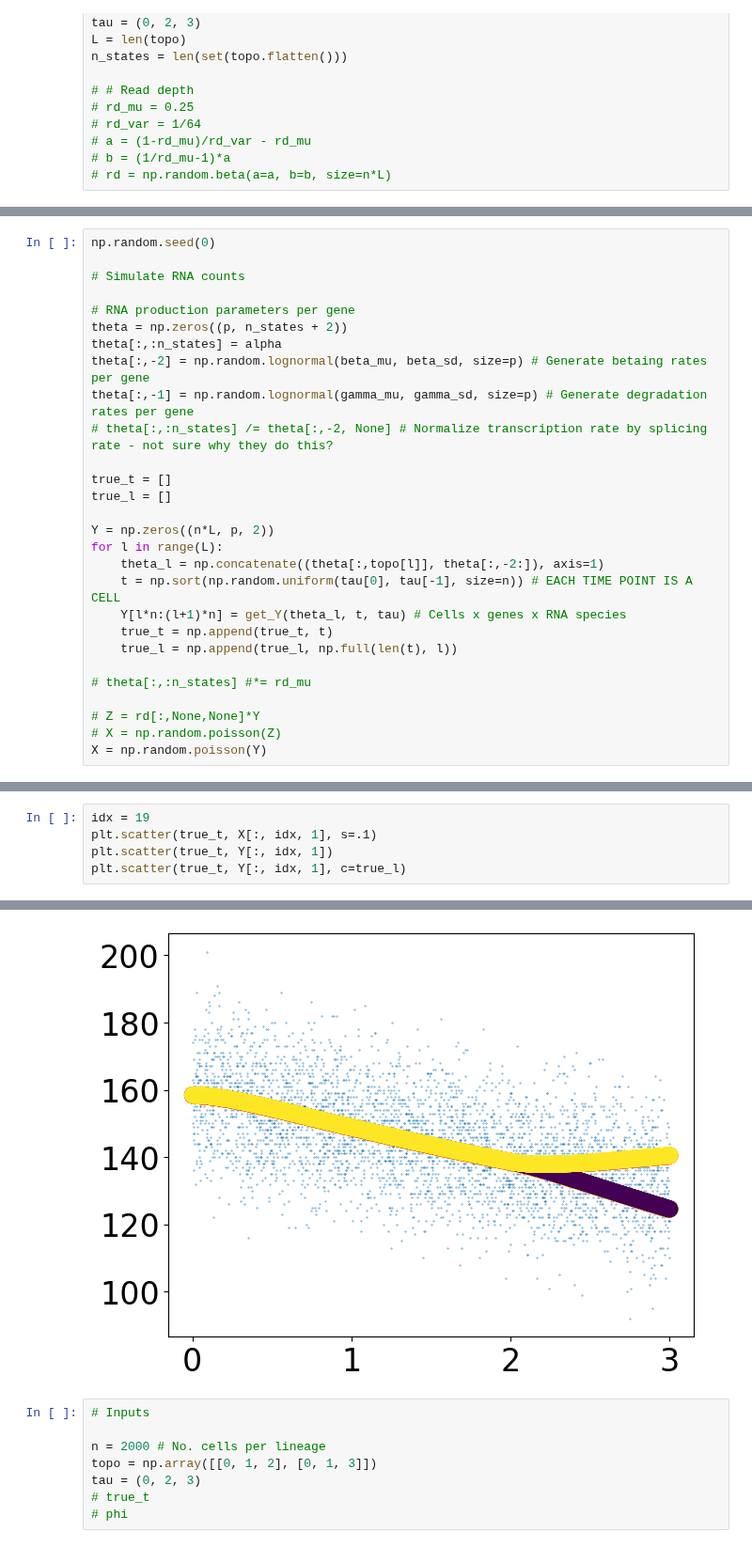
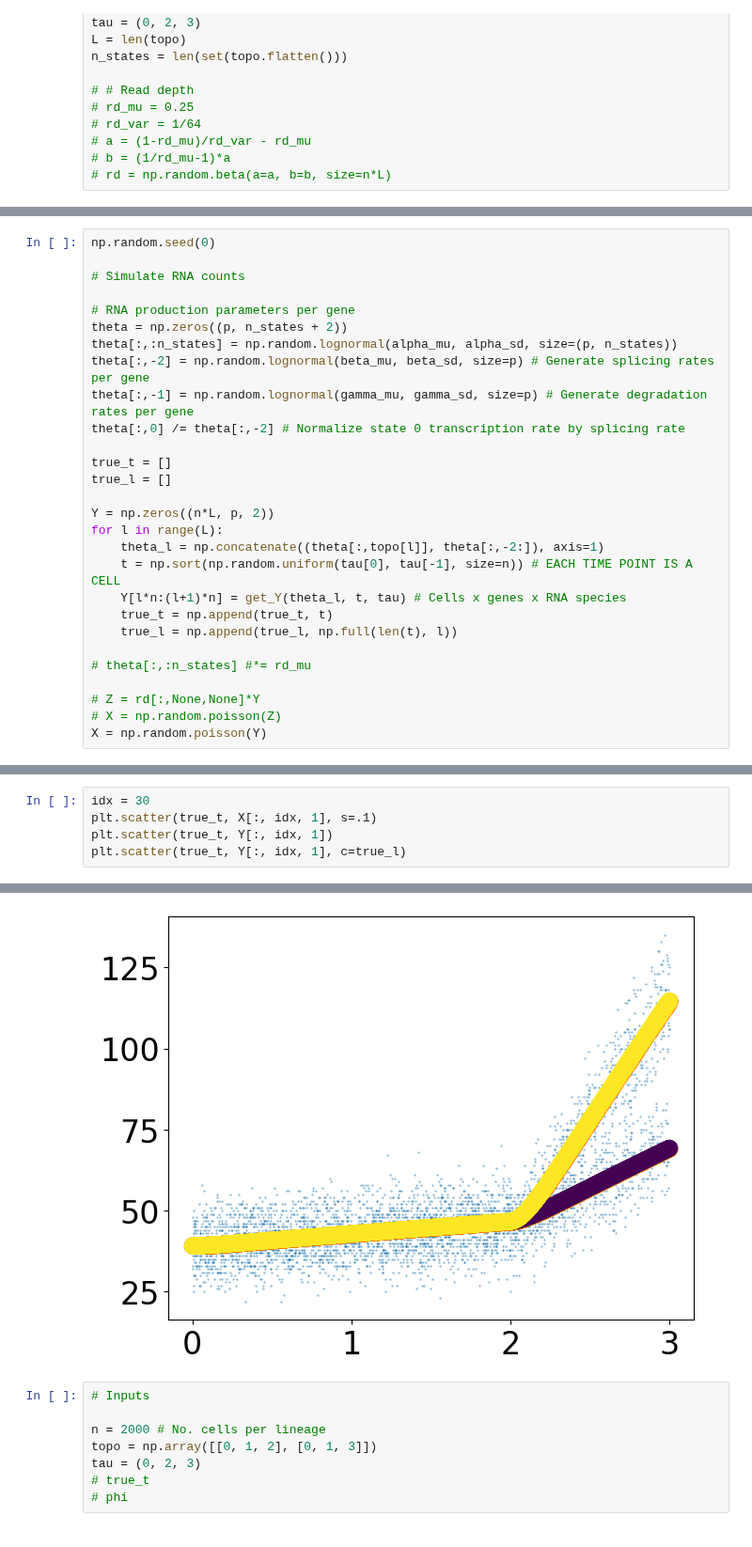
Before and after one commit to reliscu/chronocell_simulations, a Jupyter notebook: simulate_data.ipynb, the cells around one changed output, grey strips where cells are left out. Shown at 94% size. Cells and saved outputs as stored; diff of their text form.

```diff
--- a/simulate_data.ipynb
+++ b/simulate_data.ipynb
@@ -152,10 +136,10 @@ np.random.seed(0)
 
 # RNA production parameters per gene
 theta = np.zeros((p, n_states + 2))
-theta[:,:n_states] = alpha
-theta[:,-2] = np.random.lognormal(beta_mu, beta_sd, size=p) # Generate betaing rates per gene
+theta[:,:n_states] = np.random.lognormal(alpha_mu, alpha_sd, size=(p, n_states))
+theta[:,-2] = np.random.lognormal(beta_mu, beta_sd, size=p) # Generate splicing rates per gene
 theta[:,-1] = np.random.lognormal(gamma_mu, gamma_sd, size=p) # Generate degradation rates per gene
-# theta[:,:n_states] /= theta[:,-2, None] # Normalize transcription rate by splicing rate - not sure why they do this?
+theta[:,0] /= theta[:,-2] # Normalize state 0 transcription rate by splicing rate
 
 true_t = []
 true_l = []
@@ -182,12 +166,12 @@ phi[:,:n_states] = transl_rate # Translation rate per gene
 phi[:,-1] = np.random.lognormal(deg_rate_mu, deg_rate_sd, size=p) # Degradation rate per gene
 # %%
-idx = 19
+idx = 30
 plt.scatter(true_t, X[:, idx, 1], s=.1)
 plt.scatter(true_t, Y[:, idx, 1])
 plt.scatter(true_t, Y[:, idx, 1], c=true_l)
 # %% [output]
 <matplotlib.collections.PathCollection at 0x...>
-[figure, old version]
+[figure, new version]
 # %%
 # Inputs
 
```
Also changed, not shown: parts of 27 cells of this notebook, 1 other file.
